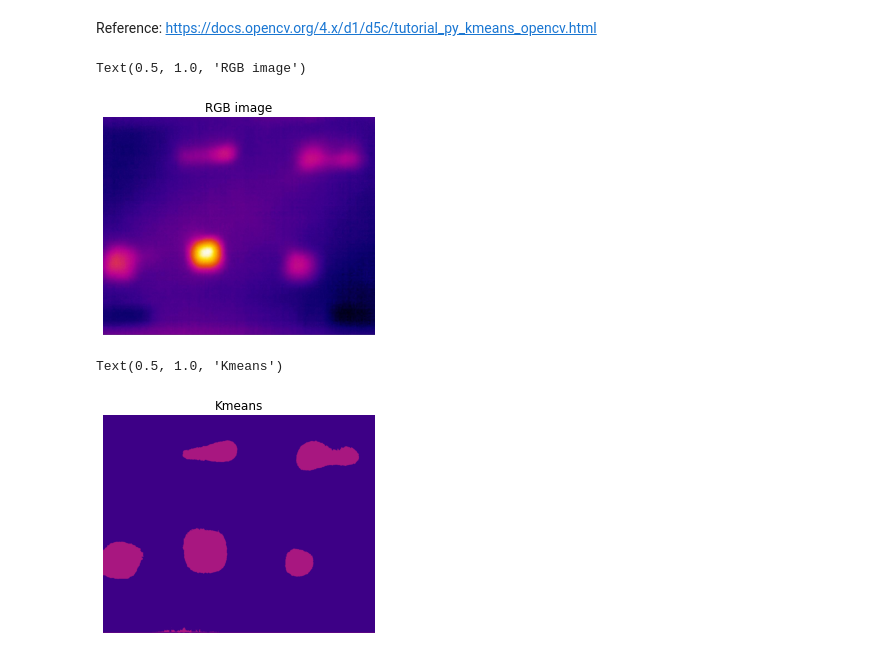
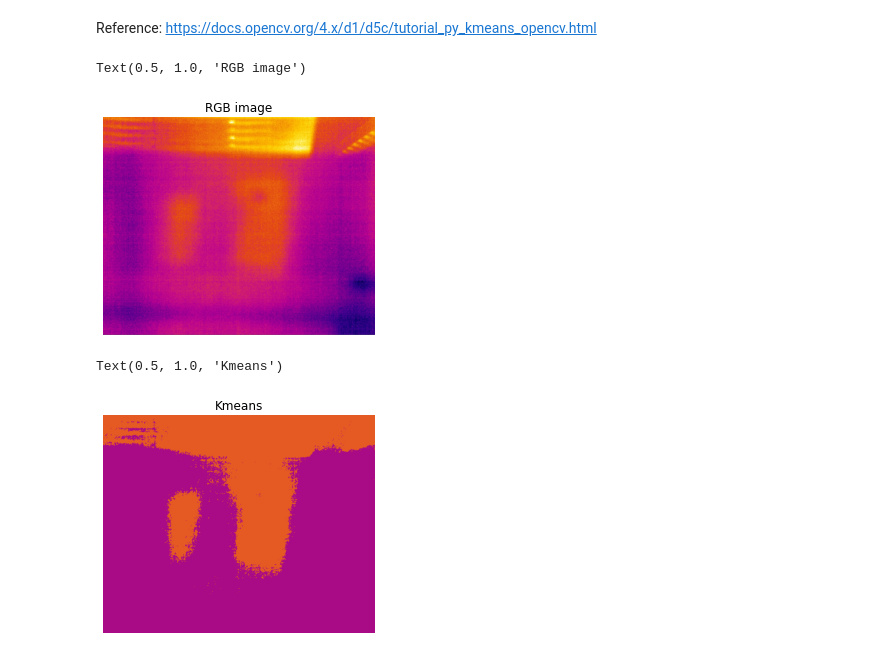
Before and after one commit to tjboise/Damage_Density, a Jupyter notebook: IRimage_opencv/Kmeans.ipynb, the cells around one changed output. Cells and saved outputs as stored; diff of their text form; code cells hidden in the pictures.

```diff
--- a/IRimage_opencv/Kmeans.ipynb
+++ b/IRimage_opencv/Kmeans.ipynb
@@ -7,18 +7,18 @@ import numpy as np
 from skimage import measure, morphology
 %matplotlib inline
 # %%
-imgc = cv2.imread('o1.jpg')
+imgc = cv2.imread('/Users/zhangtianjie/Downloads/20220407_163017_IR.jpg')
 def imgconvert(img):
     b,g,r=cv2.split(img)
     img=cv2.merge((r,g,b))
     return img
 imgc=imgconvert(imgc)
 plt.imshow(imgc)
 plt.axis('off')
 plt.title('RGB image')
 # %% [output]
 Text(0.5, 1.0, 'RGB image')
-[figure, old version]
+[figure, new version]
 # %%
 # image = cv2.imread('IMG_1127.jpg')
 # image.shape
@@ -42,4 +42,4 @@ plt.title('Kmeans')
 # cv2.destroyAllWindows()
 # %% [output]
 Text(0.5, 1.0, 'Kmeans')
-[figure, old version]
+[figure, new version]
```
Also changed, not shown: 3 other files.
